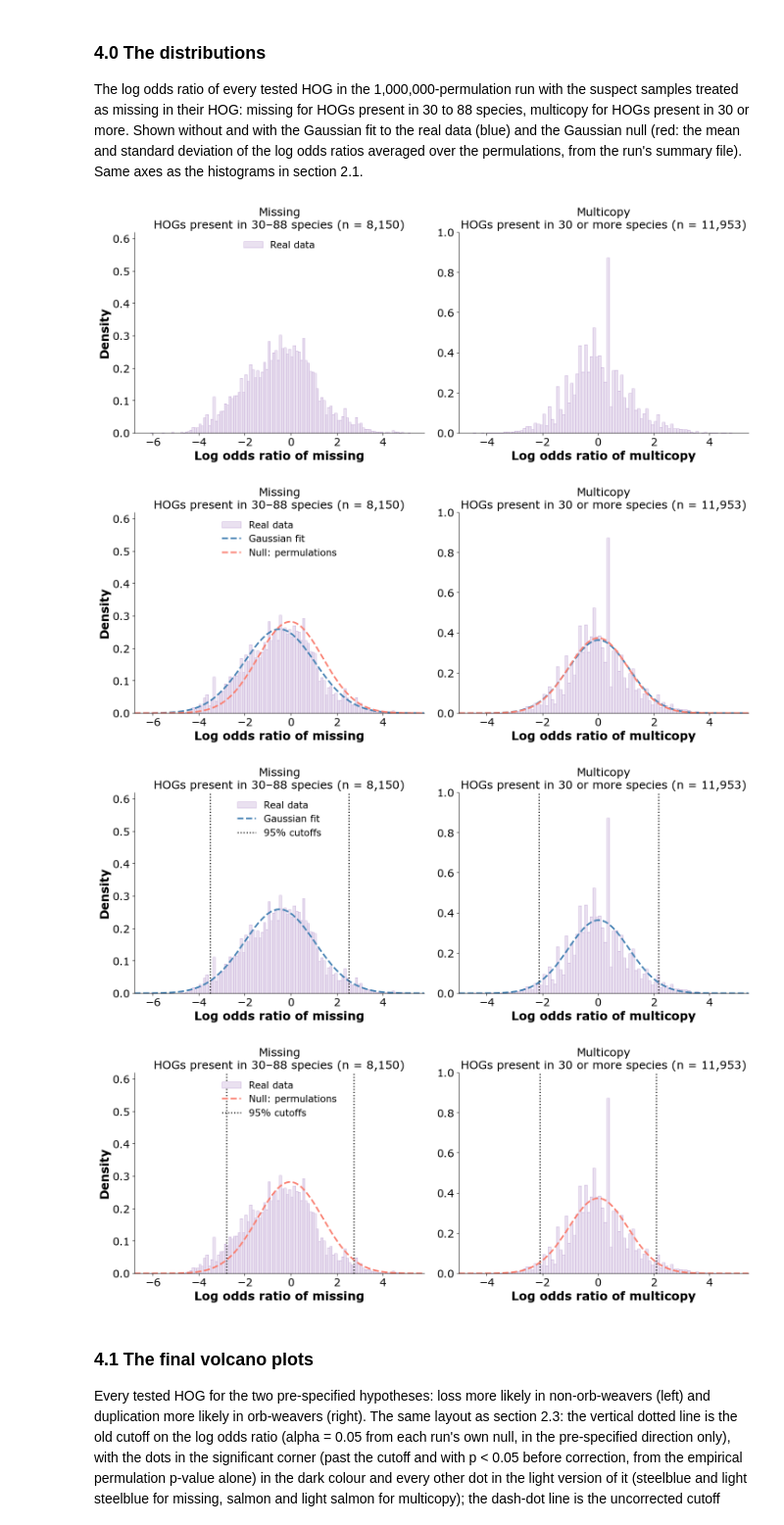
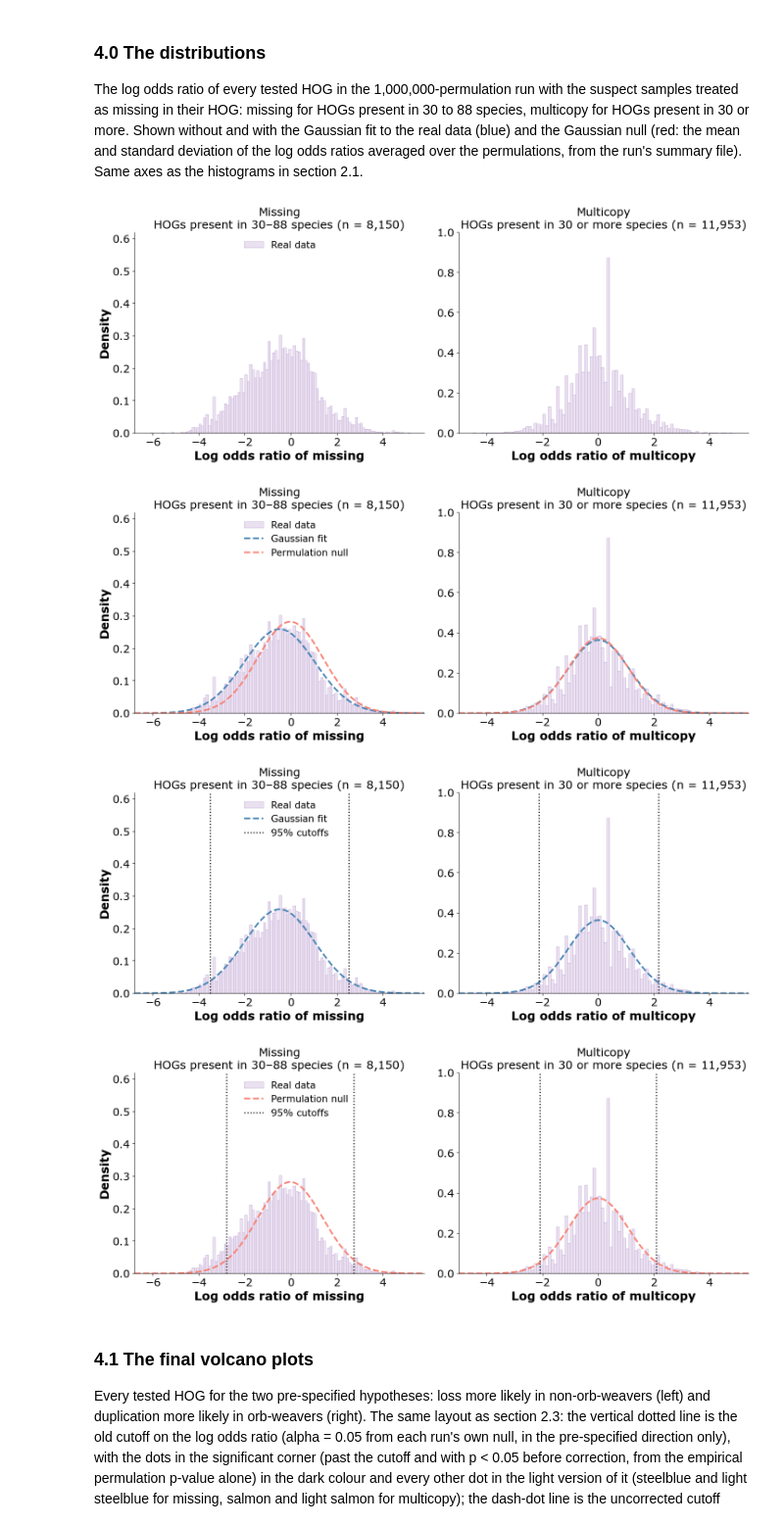
Before and after one commit to GordusLab/orb-selection, a Jupyter notebook: scripts/07_figures_tables/Odds Ratio Test Plots.ipynb, the cells around one changed output. Shown at 98% size. Drawn from its saved outputs; the diff is of its cells as text; code cells hidden in the pictures.

```diff
--- a/scripts/07_figures_tables/Odds Ratio Test Plots.ipynb
+++ b/scripts/07_figures_tables/Odds Ratio Test Plots.ipynb
@@ -591,7 +591,7 @@ def run_summary(run_dir):
 FINAL_HIST_YLIM = {"loss": (0, 0.62), "dup": (0, 1.0)}
 Z95 = norm.ppf(1 - 0.05 / 2)                              # two-sided alpha = 0.05, as in the test
 
-def final_histogram(run_dir, filename, show_fit=False, show_null=False, cutoffs=None, null_label="Null: permulations"):
+def final_histogram(run_dir, filename, show_fit=False, show_null=False, cutoffs=None, null_label="Permulation null"):
     """Histogram of the real log odds ratios of the tested HOGs. show_fit: Gaussian fit to the real data (steelblue); show_null: the permulation null (salmon).
     cutoffs: None, "fit" (95% interval of the Gaussian fit to the real data) or "null" (the run's alpha cutoffs: the permulated mean +- 1.96 sd, averaged over the permulations)."""
     res = pd.read_csv(os.path.join(run_dir, "results_all.csv"), index_col="HOG")
@@ -600,37 +600,37 @@ def final_histogram(run_dir, filename, show_fit=False, show_null=False, cutoffs=
               "dup": res.loc[res.Occupancy >= 30, "Log odds ratio of duplication"].to_numpy()}
     occ = {"loss": "30\u201388", "dup": "30 or more"}
     fig, axs = two_panel_figure()
     for ax, key, xlabel, title in ((axs[0], "loss", "Log odds ratio of missing", "Missing"), (axs[1], "dup", "Log odds ratio of multicopy", "Multicopy")):
         x = tested[key]
         ax.hist(x, bins=np.arange(-8, 8.01, 0.1), density=True, color=HIST_FILL, edgecolor=HIST_EDGE, linewidth=0.6, label="Real data")
         g = np.linspace(*XLIM[key], 400)
         if show_fit:
             ax.plot(g, norm.pdf(g, x.mean(), x.std()), color=COL_BG, lw=2.6, ls="--", label="Gaussian fit")
         if show_null:
             ax.plot(g, norm.pdf(g, info[key]["null_mean"], info[key]["null_sd"]), color=COL_FG, lw=2.6, ls="--", label=null_label)
         if cutoffs:
             lo, hi = (x.mean() - Z95 * x.std(), x.mean() + Z95 * x.std()) if cutoffs == "fit" else info[key]["cutoffs"]
             for c in (lo, hi): ax.axvline(c, color="black", ls=":", lw=1.8, label="95% cutoffs" if c == lo else None)
         ax.set_title(f"{title}\nHOGs present in {occ[key]} species (n = {len(x):,})", fontsize=18)
         ax.set_xlabel(xlabel, fontsize=19, fontweight="bold")
         ax.set_xlim(*XLIM[key]); ax.set_ylim(*FINAL_HIST_YLIM[key])
         ax.tick_params(labelsize=17)
         for side in ("top", "right"): ax.spines[side].set_visible(False)
     axs[0].set_ylabel("Density", fontsize=19, fontweight="bold")
-    axs[0].legend(fontsize=15, frameon=False, loc="upper center")           # between the two cutoff lines, clear of both
+    axs[0].legend(fontsize=15, frameon=False, loc="upper left", bbox_to_anchor=(0.35, 1.0))     # fixed anchor, so "Real data" sits in the same place in every version; clear of both cutoff lines
     save(filename, transparent=False, tight=False)
     plt.show()
 
 # 1,000,000 permulations (suspect samples treated as missing): the data alone, with both curves, with the Gaussian fit and its 95% cutoffs, with the permulation null and its cutoffs
 final_histogram(ort_1M_flagged_dir, "final_hist_1M.png")
 final_histogram(ort_1M_flagged_dir, "final_hist_1M_fit_null.png", show_fit=True, show_null=True)
 final_histogram(ort_1M_flagged_dir, "final_hist_1M_fit_ci.png", show_fit=True, cutoffs="fit")
 final_histogram(ort_1M_flagged_dir, "final_hist_1M_null_ci.png", show_null=True, cutoffs="null")
 # %% [output]
 [figure]
-[figure, old version]
+[figure, new version]
-[figure, old version]
+[figure, new version]
-[figure, old version]
+[figure, new version]
 # %% [markdown]
 ### 4.1 The final volcano plots
 
```
Also changed, not shown: 1 other file.
